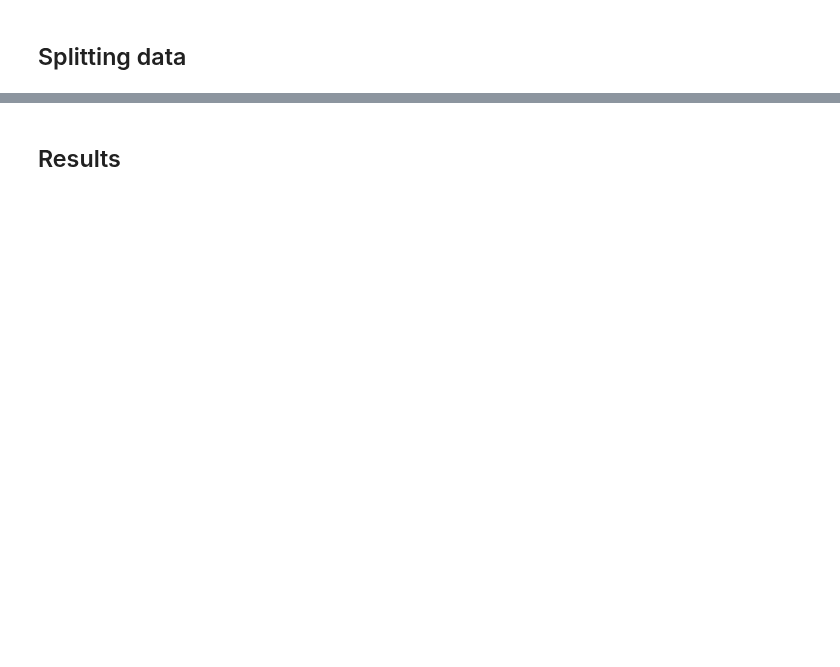
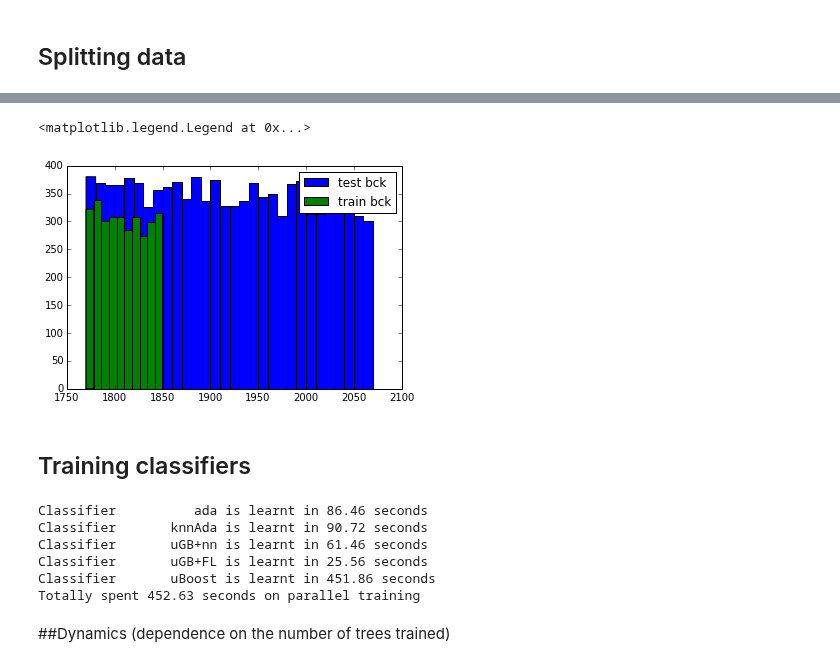
Before and after one commit to anaderi/lhcb_trigger_ml, a Jupyter notebook: IPythonWorkflow/Analysis_DInto3h.ipynb, the cells around one changed output, grey strips where cells are left out. Cells and saved outputs as stored; diff of their text form; code cells hidden in the pictures; blank space fills up the shorter version.

```diff
--- a/IPythonWorkflow/Analysis_DInto3h.ipynb
+++ b/IPythonWorkflow/Analysis_DInto3h.ipynb
@@ -134,2 +145,0 @@ Wall time: 3min 49s
-# %% [markdown]
-## Results
@@ -137,0 +150,22 @@ preds = classifiers.test_on(testX, testY, low_memory=False)
+# %%
+hist(numpy.array(testX.D_MM[testY == 0]), label='test bck', bins=30)
+hist(numpy.array(trainX.D_MM[trainY == 0]),  label='train bck')
+legend()
+# %% [output]
+<matplotlib.legend.Legend at 0x...>
+[figure, added]
+# %% [markdown]
+## Training classifiers
+# %%
+classifiers = prepare_classifiers(train_variables, uniform_variables, uniform_label=0)
+classifiers.fit(trainX, trainY, ipc_profile=ipc_profile)
+preds = classifiers.test_on(testX, testY)
+# %% [output]
+Classifier          ada is learnt in 86.46 seconds
+Classifier       knnAda is learnt in 90.72 seconds
+Classifier       uGB+nn is learnt in 61.46 seconds
+Classifier       uGB+FL is learnt in 25.56 seconds
+Classifier       uBoost is learnt in 451.86 seconds
+Totally spent 452.63 seconds on parallel training
+# %% [markdown]
+##Dynamics (dependence on the number of trees trained)
```
Also changed, not shown: parts of 83 cells of this notebook, 1 other file.
